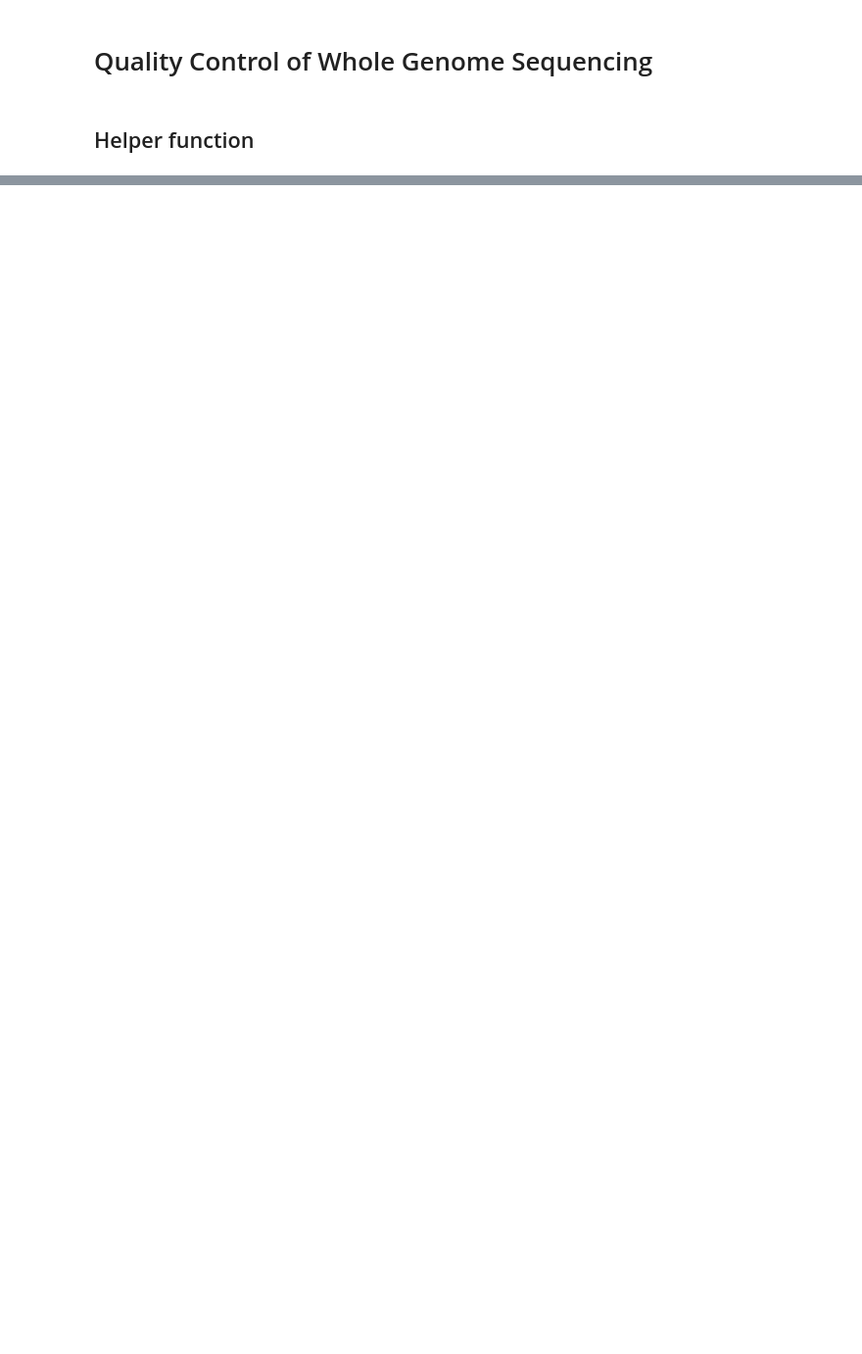
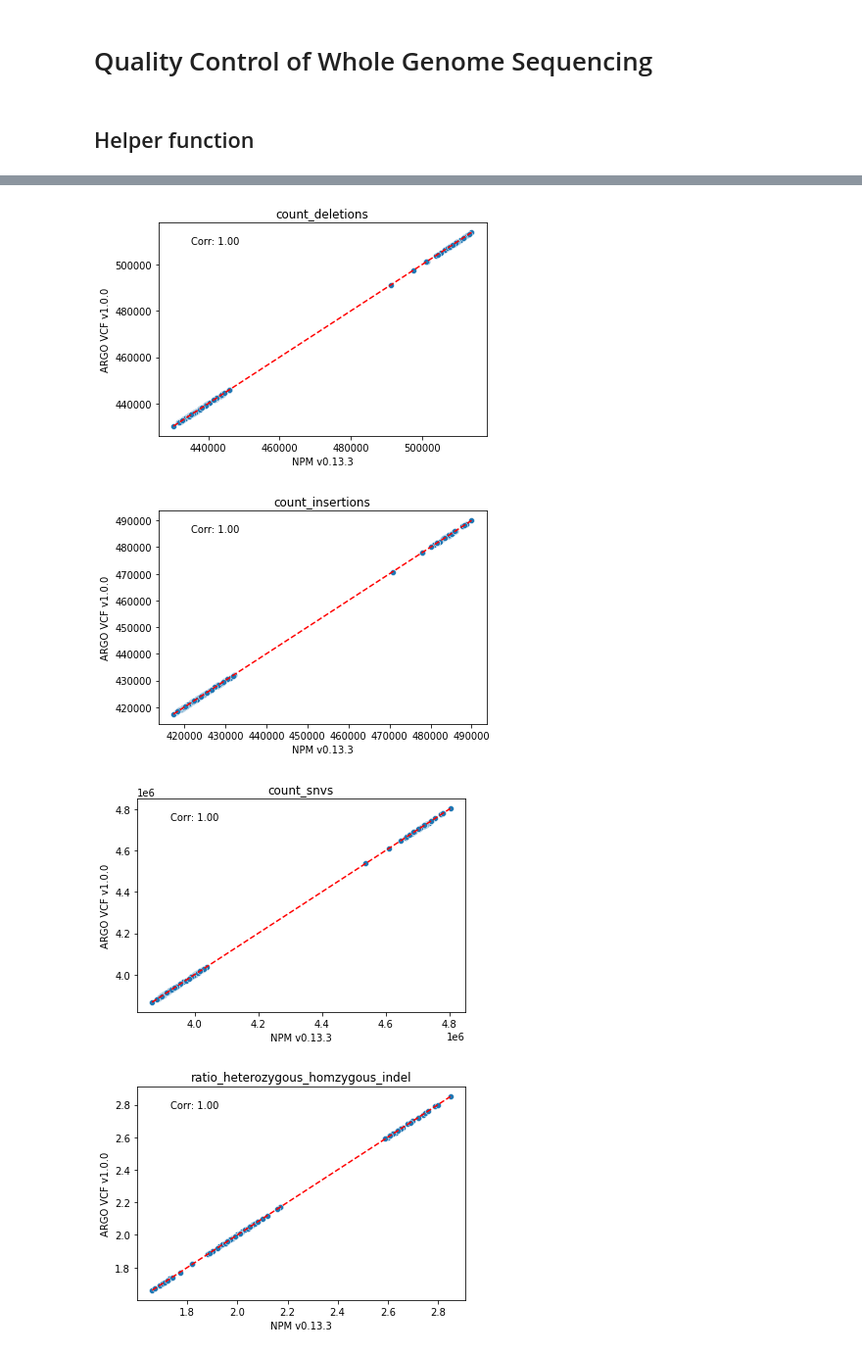
Before and after one commit to ga4gh/quality-control-wgs, a Jupyter notebook: benchmark_resources/stats/Pipeline_correlation.ipynb, the cells around one changed output, grey strips where cells are left out. Shown: that part at 98% size. Cells and saved outputs as stored; diff of their text form; code cells hidden in the pictures; blank space fills up the shorter version.

```diff
--- a/benchmark_resources/stats/Pipeline_correlation.ipynb
+++ b/benchmark_resources/stats/Pipeline_correlation.ipynb
@@ -268,0 +218,6 @@ for col in df_A.columns[1:10]:
+# %%
+## Load metrics group A
+A_label='NPM v0.13.3'
+A_dir='../results-npm-sample-qc-v0.13.3'
+df_A = load_metrics(A_dir)
+df_A
@@ -268,0 +238,6 @@ for col in df_A.columns[1:10]:
+# %%
+## Load metrics group B
+B_label='ARGO VCF v1.0.0'
+B_dir='../results-argo-vcfqc-v1.0.0'
+df_B = load_metrics(B_dir)
+df_B
@@ -268,0 +258,9 @@ for col in df_A.columns[1:10]:
+# %%
+# Plot correlation for VCF metrics
+for col in df_A.columns[10:17]:
+    scatter(df_A, df_B, col)
+# %% [output]
+[figure, added]
+[figure, added]
+[figure, added]
+[figure, added]
```
Also changed, not shown: parts of 22 cells of this notebook.
